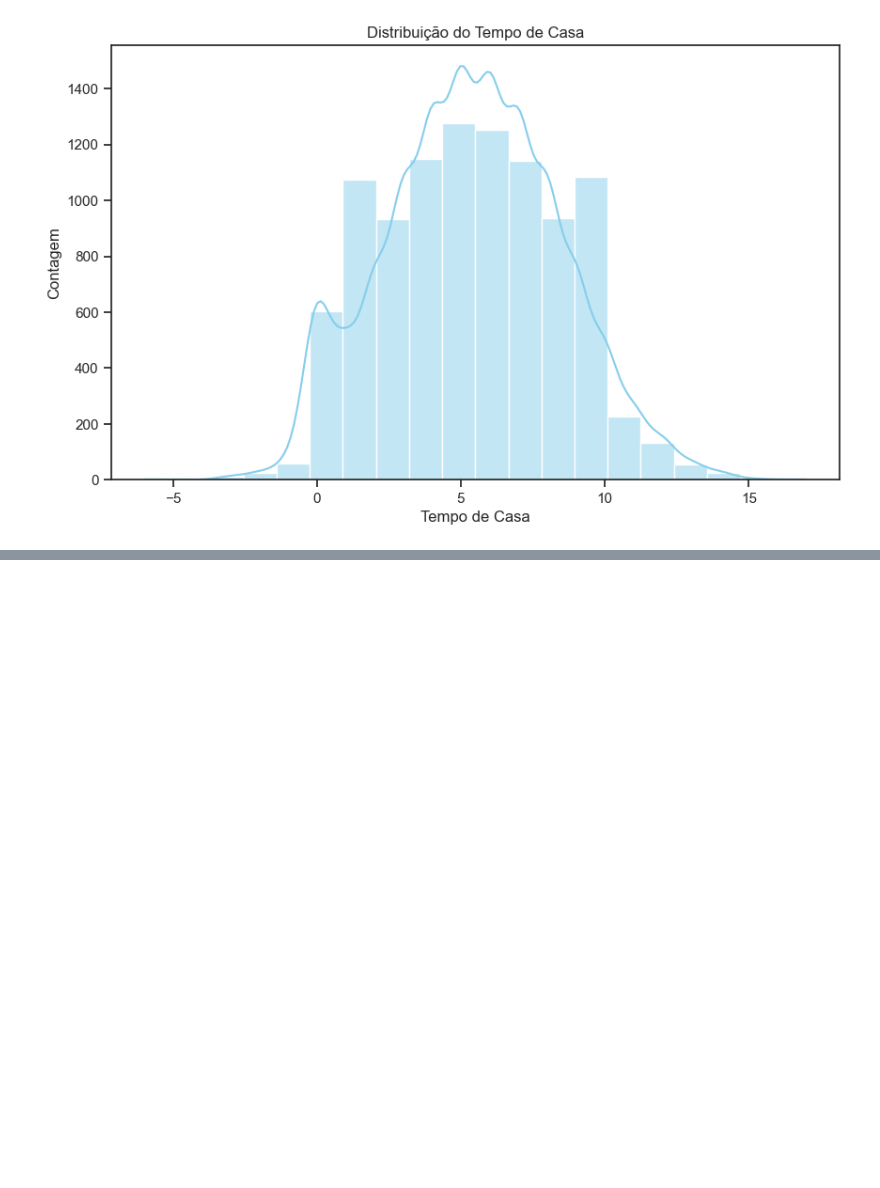
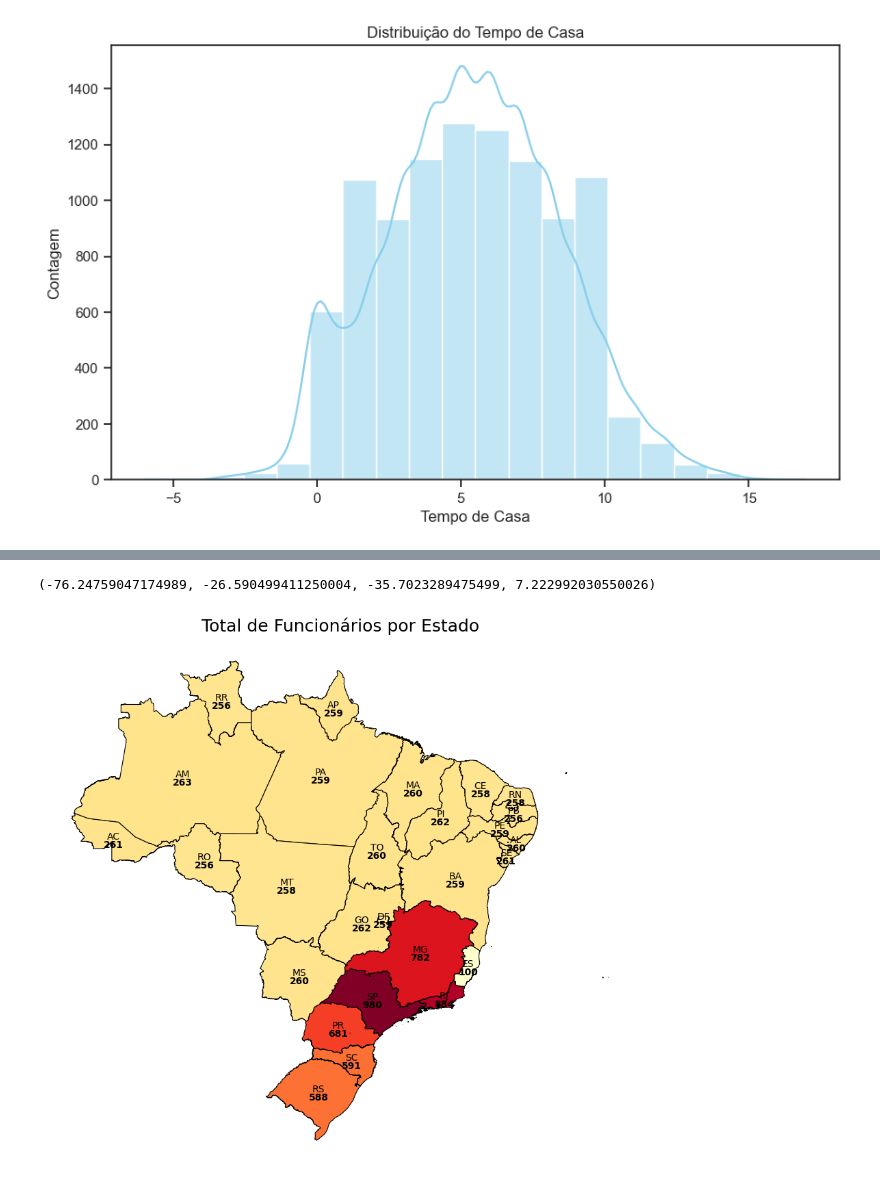
Before and after one commit to rcvaasz/Hackathon_Ada_2024, a Jupyter notebook: Hackathon_Ada_2024.ipynb, the cells around one changed output, grey strips where cells are left out. Cells and saved outputs as stored; diff of their text form; code cells hidden in the pictures; blank space fills up the shorter version.

```diff
--- a/Hackathon_Ada_2024.ipynb
+++ b/Hackathon_Ada_2024.ipynb
@@ -290,0 +560,61 @@ plt.show()
+# %%
+#importando o shapefile do brasil
+infos_ufs = gpd.read_file('./BR_UF/BR_UF_2022.shp')
+
+funcionario_p_UF = df["Estado"].value_counts() # quantidade por Estado
+dict_esc_p_UF = funcionario_p_UF.to_dict() # convertendo para o tipo dicionário
+
+# Dicionário de mapeamento de estados
+mapeamento_estados = {
+    'Acre': 'AC',
+    'Alagoas': 'AL',
+    'Amapá': 'AP',
+    'Amazonas': 'AM',
+    'Bahia': 'BA',
+    'Ceará': 'CE',
+    'Distrito Federal': 'DF',
+    'Espírito Santo': 'ES',
+    'Goiás': 'GO',
+    'Maranhão': 'MA',
+    'Mato Grosso': 'MT',
+    'Mato Grosso do Sul': 'MS',
+    'Minas Gerais': 'MG',
+    'Pará': 'PA',
+    'Paraíba': 'PB',
+    'Paraná': 'PR',
+    'Pernambuco': 'PE',
+    'Piauí': 'PI',
+    'Rio de Janeiro': 'RJ',
+    'Rio Grande do Norte': 'RN',
+    'Rio Grande do Sul': 'RS',
+    'Rondônia': 'RO',
+    'Roraima': 'RR',
+    'Santa Catarina': 'SC',
+    'São Paulo': 'SP',
+    'Sergipe': 'SE',
+    'Tocantins': 'TO'
+}
+
+# Convertendo os nomes completos dos estados para suas respectivas siglas
+dicionario_siglas = {mapeamento_estados[estado]: valor for estado, valor in dict_esc_p_UF.items()}
+
+#incluindo uma coluna de quantidade de participantes por sigla no df infos_ufs
+infos_ufs['Estado'] = infos_ufs['SIGLA_UF'].map(dicionario_siglas)
+
+#mapa
+
+fig, ax = plt.subplots(1, figsize = (20,10))
+infos_ufs.plot(column = 'Estado',
+               ax=ax,
+               cmap = 'YlOrRd',
+               linewidth=0.8,
+               figsize = (20,7),
+               legend = False,
+               edgecolor = 'black')
+plt.title("Total de Funcionários por Estado", fontsize = 18)
+infos_ufs.apply(lambda x: ax.annotate(text=x.SIGLA_UF, xy=x.geometry.centroid.coords[0], ha='center', color = "black"), axis=1)
+infos_ufs.apply(lambda x: ax.annotate(text=x.Estado, xy=x.geometry.centroid.coords[0], xytext=(0,-12), textcoords='offset pixels', ha='center', color = "black", weight='semibold'), axis=1)
+ax.axis('off')
+# %% [output]
+(-76.24759047174989, -26.590499411250004, -35.7023289475499, 7.222992030550026)
+[figure, added]
```
Also changed, not shown: parts of 30 cells of this notebook, 3 other files.
